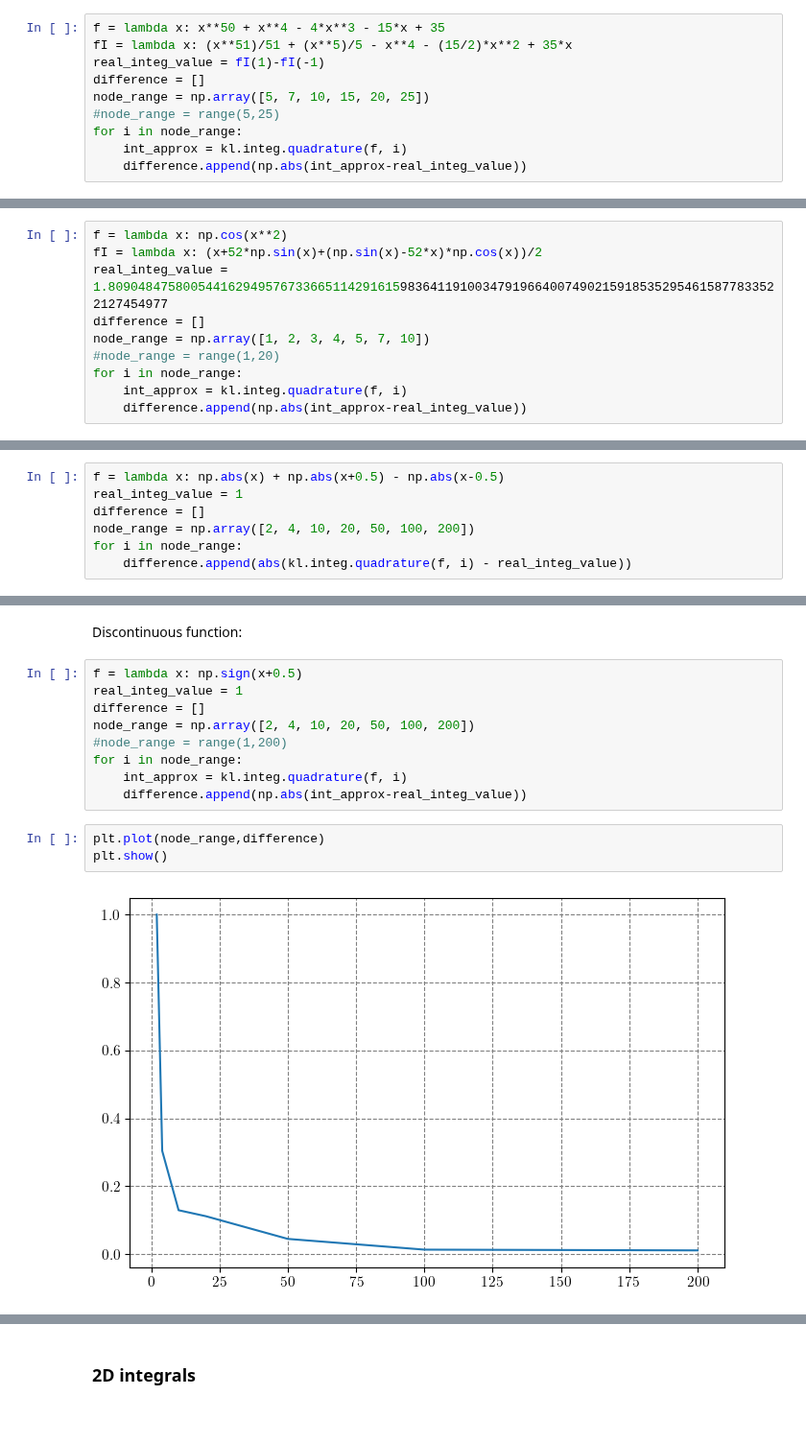
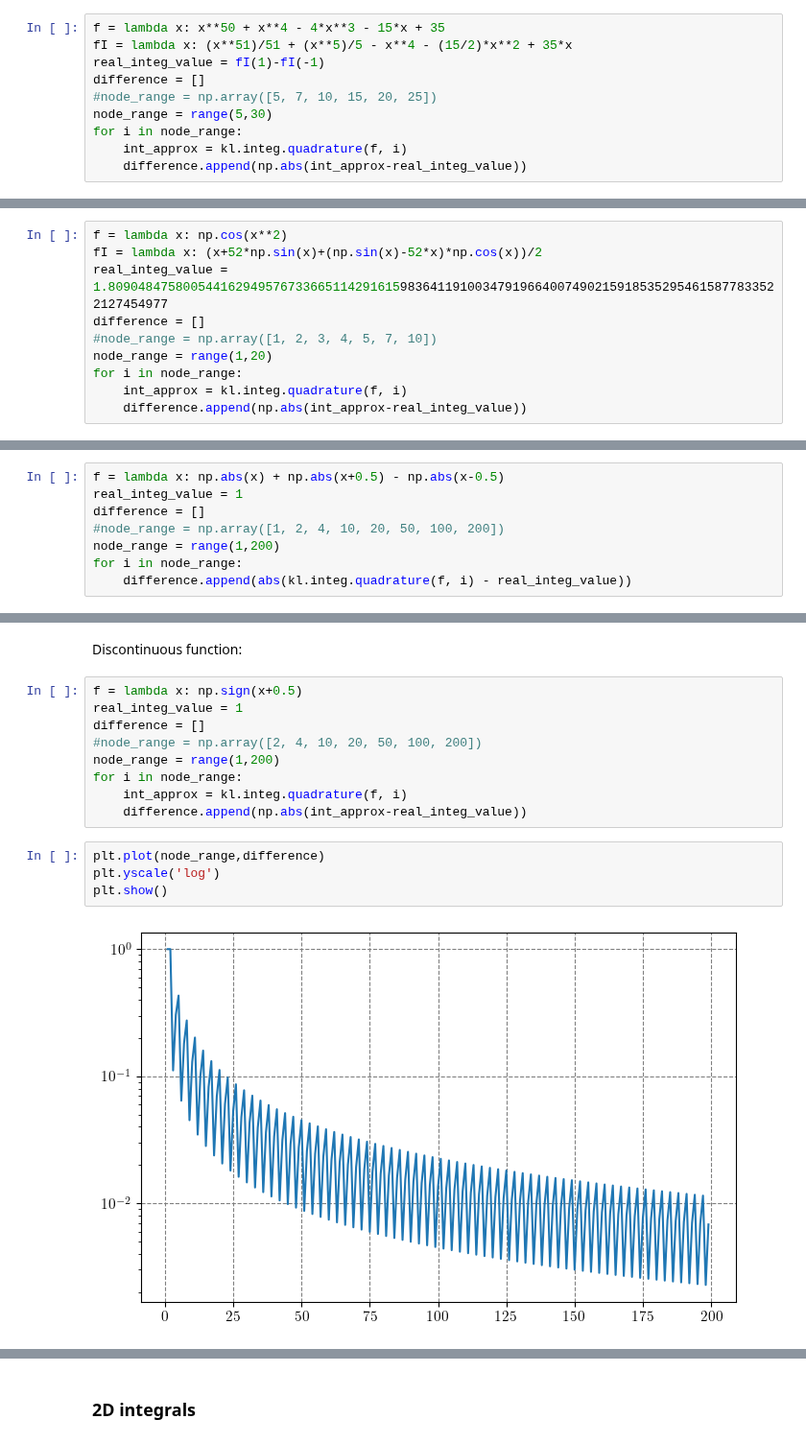
Before and after one commit to SED0280/BakalarkaCode, a Jupyter notebook: Gausova Kvadratura.ipynb, the cells around one changed output, grey strips where cells are left out. Shown at 96% size. Drawn from its saved outputs; the diff is of its cells as text.

```diff
--- a/Gausova Kvadratura.ipynb
+++ b/Gausova Kvadratura.ipynb
@@ -272,8 +266,8 @@ f = lambda x: x**50 + x**4 - 4*x**3 - 15*x + 35
 fI = lambda x: (x**51)/51 + (x**5)/5 - x**4 - (15/2)*x**2 + 35*x
 real_integ_value = fI(1)-fI(-1)
 difference = []
-node_range = np.array([5, 7, 10, 15, 20, 25])
-#node_range = range(5,25)
+#node_range = np.array([5, 7, 10, 15, 20, 25])
+node_range = range(5,30)
 for i in node_range:
     int_approx = kl.integ.quadrature(f, i)
     difference.append(np.abs(int_approx-real_integ_value))
@@ -311,8 +284,8 @@ f = lambda x: np.cos(x**2)
 fI = lambda x: (x+52*np.sin(x)+(np.sin(x)-52*x)*np.cos(x))/2
 real_integ_value = 1.809048475800544162949576733665114291615983641191003479196640074902159185352954615877833522127454977
 difference = []
-node_range = np.array([1, 2, 3, 4, 5, 7, 10])
-#node_range = range(1,20)
+#node_range = np.array([1, 2, 3, 4, 5, 7, 10])
+node_range = range(1,20)
 for i in node_range:
     int_approx = kl.integ.quadrature(f, i)
     difference.append(np.abs(int_approx-real_integ_value))
@@ -349,7 +301,8 @@ Non-smooth function:
 f = lambda x: np.abs(x) + np.abs(x+0.5) - np.abs(x-0.5)
 real_integ_value = 1
 difference = []
-node_range = np.array([2, 4, 10, 20, 50, 100, 200])
+#node_range = np.array([1, 2, 4, 10, 20, 50, 100, 200])
+node_range = range(1,200)
 for i in node_range:
     difference.append(abs(kl.integ.quadrature(f, i) - real_integ_value))
 # %%
@@ -384,13 +317,14 @@ Discontinuous function:
 f = lambda x: np.sign(x+0.5)
 real_integ_value = 1
 difference = []
-node_range = np.array([2, 4, 10, 20, 50, 100, 200])
-#node_range = range(1,200)
+#node_range = np.array([2, 4, 10, 20, 50, 100, 200])
+node_range = range(1,200)
 for i in node_range:
     int_approx = kl.integ.quadrature(f, i)
     difference.append(np.abs(int_approx-real_integ_value))
 # %%
 plt.plot(node_range,difference)
+plt.yscale('log')
 plt.show()
 # %% [output]
-[figure, old version]
+[figure, new version]
```
Also changed, not shown: parts of 24 cells of this notebook, 5 other files.
